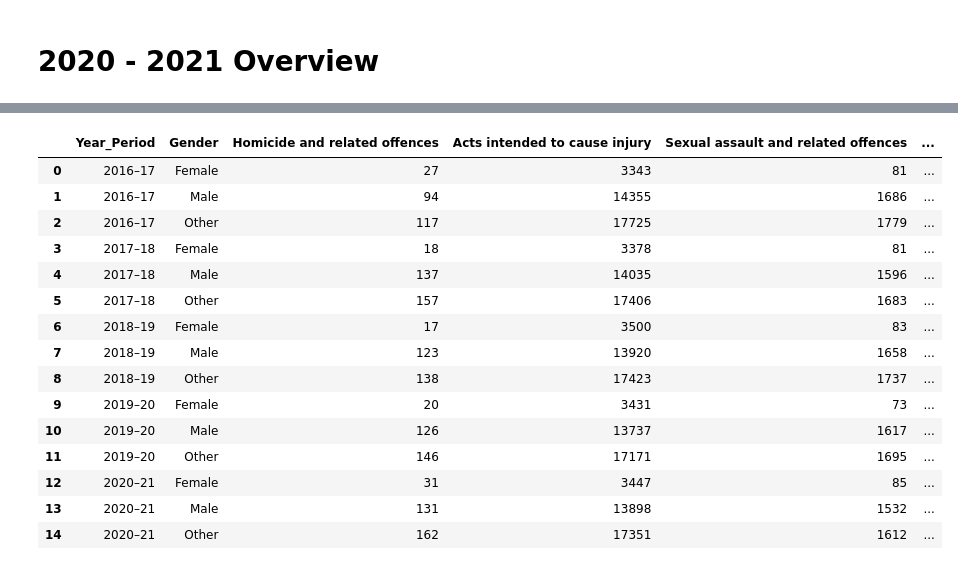
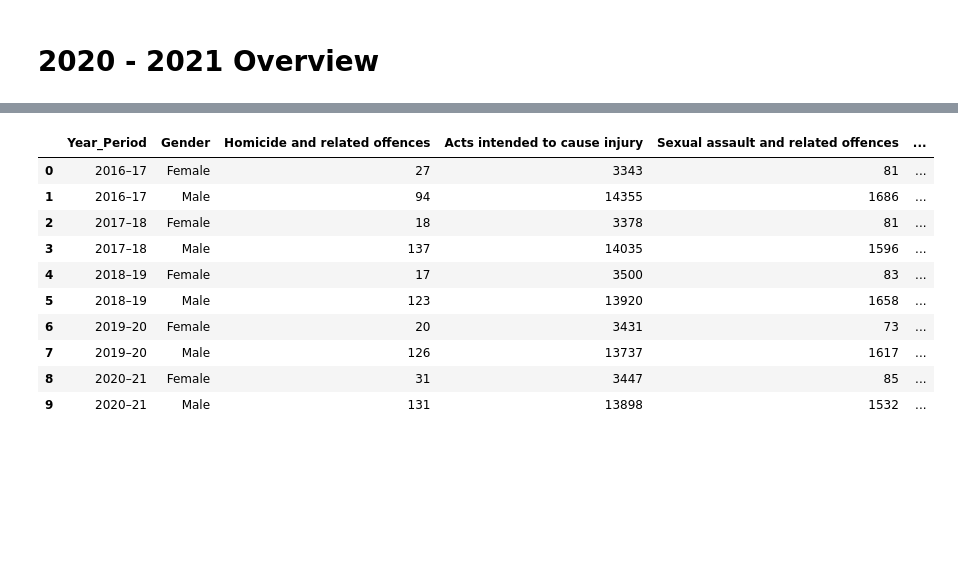
Before and after one commit to hiu-lai/Project-1, a Jupyter notebook: hiu.ipynb, the cells around one changed output, grey strips where cells are left out. Cells and saved outputs as stored; diff of their text form; code cells hidden in the pictures; blank space fills up the shorter version.

```diff
--- a/hiu.ipynb
+++ b/hiu.ipynb
@@ -329,23 +289,18 @@ plt.show()
 # %%
-complete_5_years = vic_offenders.sort_values(['Year_Period', 'Gender'], ascending=True).tail(15).reset_index(drop=True)
+complete_5_years = vic_offenders.sort_values(['Year_Period', 'Gender'], ascending=True).tail(10).reset_index(drop=True)
 complete_5_years
 # %% [output]
 |  | Year_Period | Gender | Homicide and related offences | Acts intended to cause injury | Sexual assault and related offences | ... |
 | 0 | 2016–17 | Female | 27 | 3343 | 81 | ... |
 | 1 | 2016–17 | Male | 94 | 14355 | 1686 | ... |
-| 2 | 2016–17 | Other | 117 | 17725 | 1779 | ... |
-| 3 | 2017–18 | Female | 18 | 3378 | 81 | ... |
-| 4 | 2017–18 | Male | 137 | 14035 | 1596 | ... |
-| 5 | 2017–18 | Other | 157 | 17406 | 1683 | ... |
-| 6 | 2018–19 | Female | 17 | 3500 | 83 | ... |
-| 7 | 2018–19 | Male | 123 | 13920 | 1658 | ... |
-| 8 | 2018–19 | Other | 138 | 17423 | 1737 | ... |
-| 9 | 2019–20 | Female | 20 | 3431 | 73 | ... |
-| 10 | 2019–20 | Male | 126 | 13737 | 1617 | ... |
-| 11 | 2019–20 | Other | 146 | 17171 | 1695 | ... |
-| 12 | 2020–21 | Female | 31 | 3447 | 85 | ... |
-| 13 | 2020–21 | Male | 131 | 13898 | 1532 | ... |
-| 14 | 2020–21 | Other | 162 | 17351 | 1612 | ... |
+| 2 | 2017–18 | Female | 18 | 3378 | 81 | ... |
+| 3 | 2017–18 | Male | 137 | 14035 | 1596 | ... |
+| 4 | 2018–19 | Female | 17 | 3500 | 83 | ... |
+| 5 | 2018–19 | Male | 123 | 13920 | 1658 | ... |
+| 6 | 2019–20 | Female | 20 | 3431 | 73 | ... |
+| 7 | 2019–20 | Male | 126 | 13737 | 1617 | ... |
+| 8 | 2020–21 | Female | 31 | 3447 | 85 | ... |
+| 9 | 2020–21 | Male | 131 | 13898 | 1532 | ... |
 # %%
 offences_list =[]
 offences_count = []
```
Also changed, not shown: parts of 15 cells of this notebook, 12 other files.
